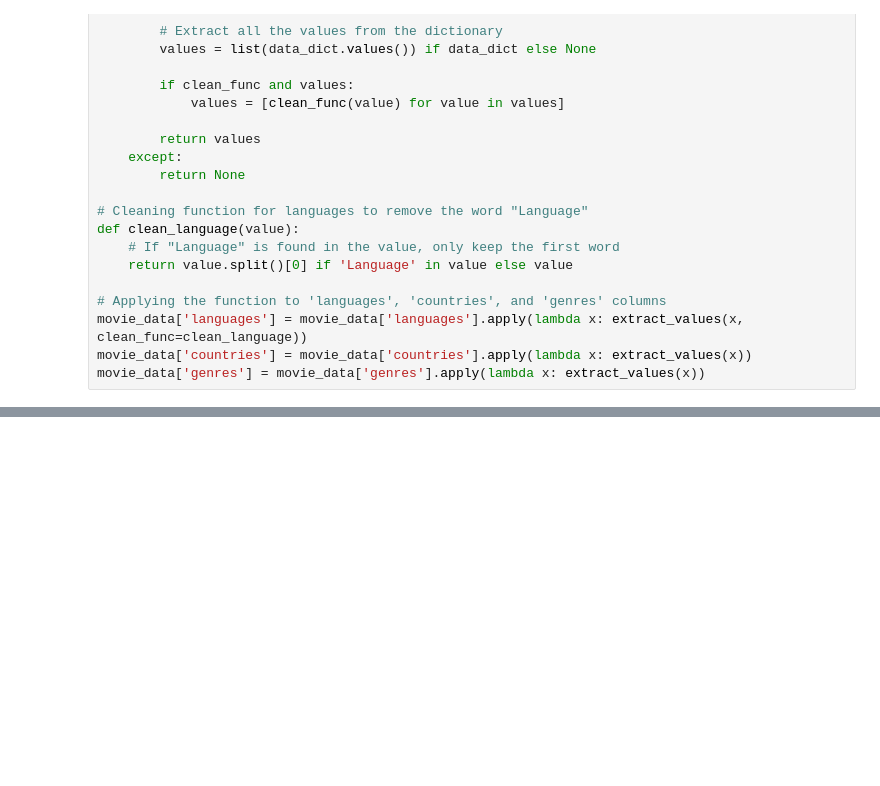
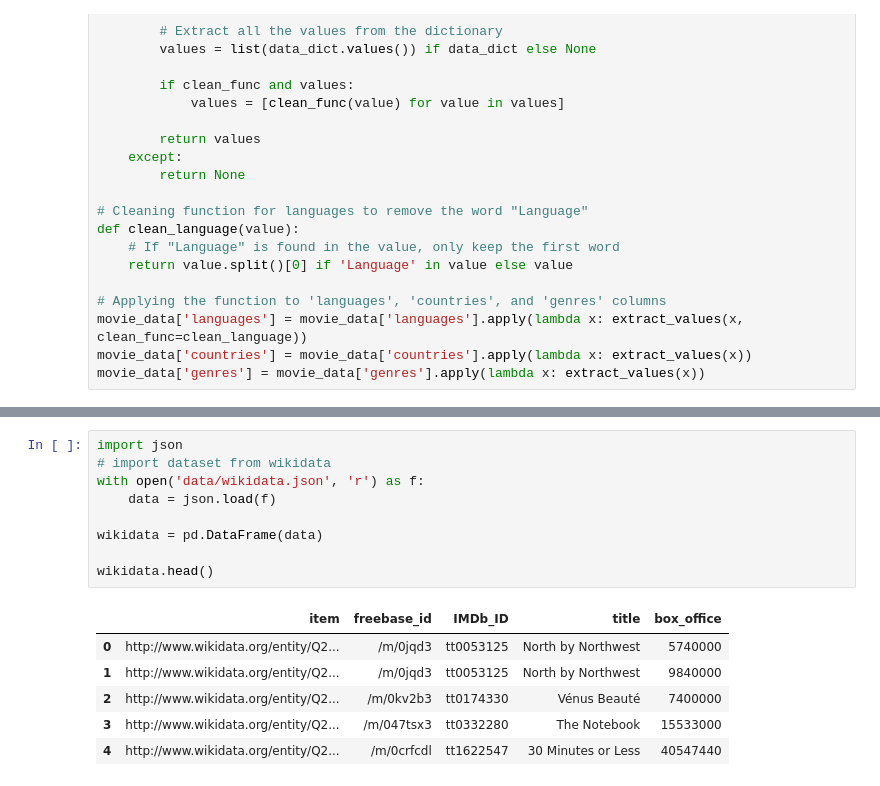
Before and after one commit to epfl-ada/ada-2024-project-authenticdataaddicts, a Jupyter notebook: results.ipynb, the cells around one changed output, grey strips where cells are left out. Drawn from its saved outputs; the diff is of its cells as text; blank space fills up the shorter version.

```diff
--- a/results.ipynb
+++ b/results.ipynb
@@ -216,3 +216,19 @@ movie_data.head()
 | 2 | 28463795 | /m/0crgdbh | Brun bitter | 1988 | NaN | 83.0 | ... |
 | 3 | 9363483 | /m/0285_cd | White Of The Eye | 1987 | NaN | 110.0 | ... |
 | 4 | 261236 | /m/01mrr1 | A Woman in Flames | 1983 | NaN | 106.0 | ... |
+# %%
+import json
+# import dataset from wikidata
+with open('data/wikidata.json', 'r') as f:
+    data = json.load(f)
+
+wikidata = pd.DataFrame(data)
+
+wikidata.head()
+# %% [output]
+|  | item | freebase_id | IMDb_ID | title | box_office |
+| 0 | http://www.wikidata.org/entity/Q2... | /m/0jqd3 | tt0053125 | North by Northwest | 5740000 |
+| 1 | http://www.wikidata.org/entity/Q2... | /m/0jqd3 | tt0053125 | North by Northwest | 9840000 |
+| 2 | http://www.wikidata.org/entity/Q2... | /m/0kv2b3 | tt0174330 | Vénus Beauté | 7400000 |
+| 3 | http://www.wikidata.org/entity/Q2... | /m/047tsx3 | tt0332280 | The Notebook | 15533000 |
+| 4 | http://www.wikidata.org/entity/Q2... | /m/0crfcdl | tt1622547 | 30 Minutes or Less | 40547440 |
```
Also changed, not shown: parts of 6 cells of this notebook.
